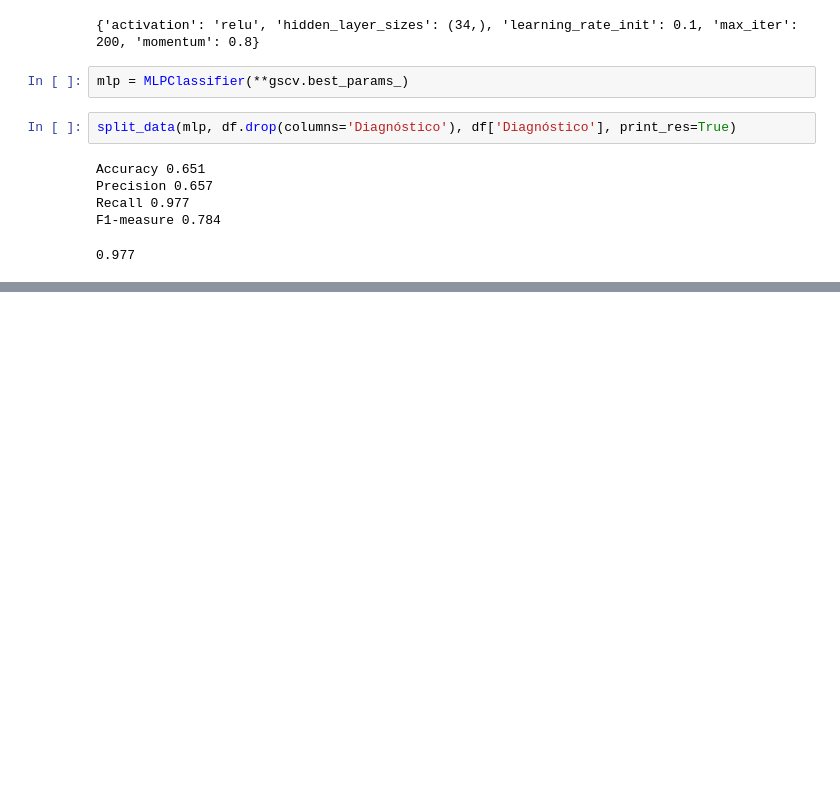
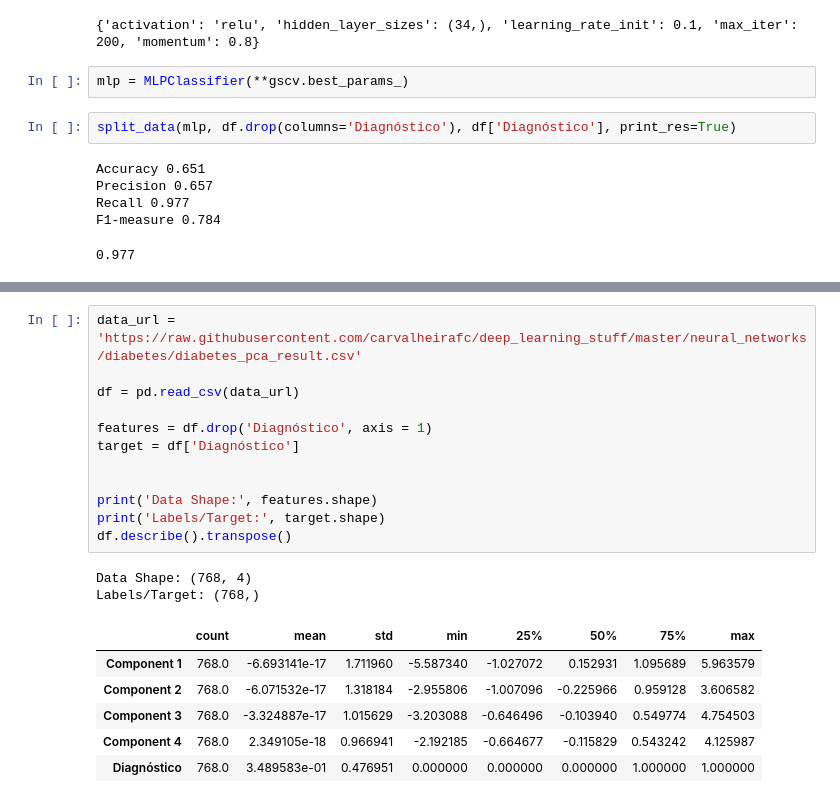
Before and after one commit to fr830/ML_diabetes, a Jupyter notebook: supervisionado_diabetes.ipynb, the cells around one changed output, grey strips where cells are left out. Drawn from its saved outputs; the diff is of its cells as text; blank space fills up the shorter version.

```diff
--- a/supervisionado_diabetes.ipynb
+++ b/supervisionado_diabetes.ipynb
@@ -246,0 +257,21 @@ F1-measure 0.784
+# %%
+data_url = 'https://raw.githubusercontent.com/carvalheirafc/deep_learning_stuff/master/neural_networks/diabetes/diabetes_pca_result.csv'
+
+df = pd.read_csv(data_url)
+
+features = df.drop('Diagnóstico', axis = 1)
+target = df['Diagnóstico']
+
+
+print('Data Shape:', features.shape)
+print('Labels/Target:', target.shape)
+df.describe().transpose()
+# %% [output]
+Data Shape: (768, 4)
+Labels/Target: (768,)
+|  | count | mean | std | min | 25% | 50% | 75% | max |
+| Component 1 | 768.0 | -6.693141e-17 | 1.711960 | -5.587340 | -1.027072 | 0.152931 | 1.095689 | 5.963579 |
+| Component 2 | 768.0 | -6.071532e-17 | 1.318184 | -2.955806 | -1.007096 | -0.225966 | 0.959128 | 3.606582 |
+| Component 3 | 768.0 | -3.324887e-17 | 1.015629 | -3.203088 | -0.646496 | -0.103940 | 0.549774 | 4.754503 |
+| Component 4 | 768.0 | 2.349105e-18 | 0.966941 | -2.192185 | -0.664677 | -0.115829 | 0.543242 | 4.125987 |
+| Diagnóstico | 768.0 | 3.489583e-01 | 0.476951 | 0.000000 | 0.000000 | 0.000000 | 1.000000 | 1.000000 |
```
Also changed, not shown: parts of 9 cells of this notebook.
